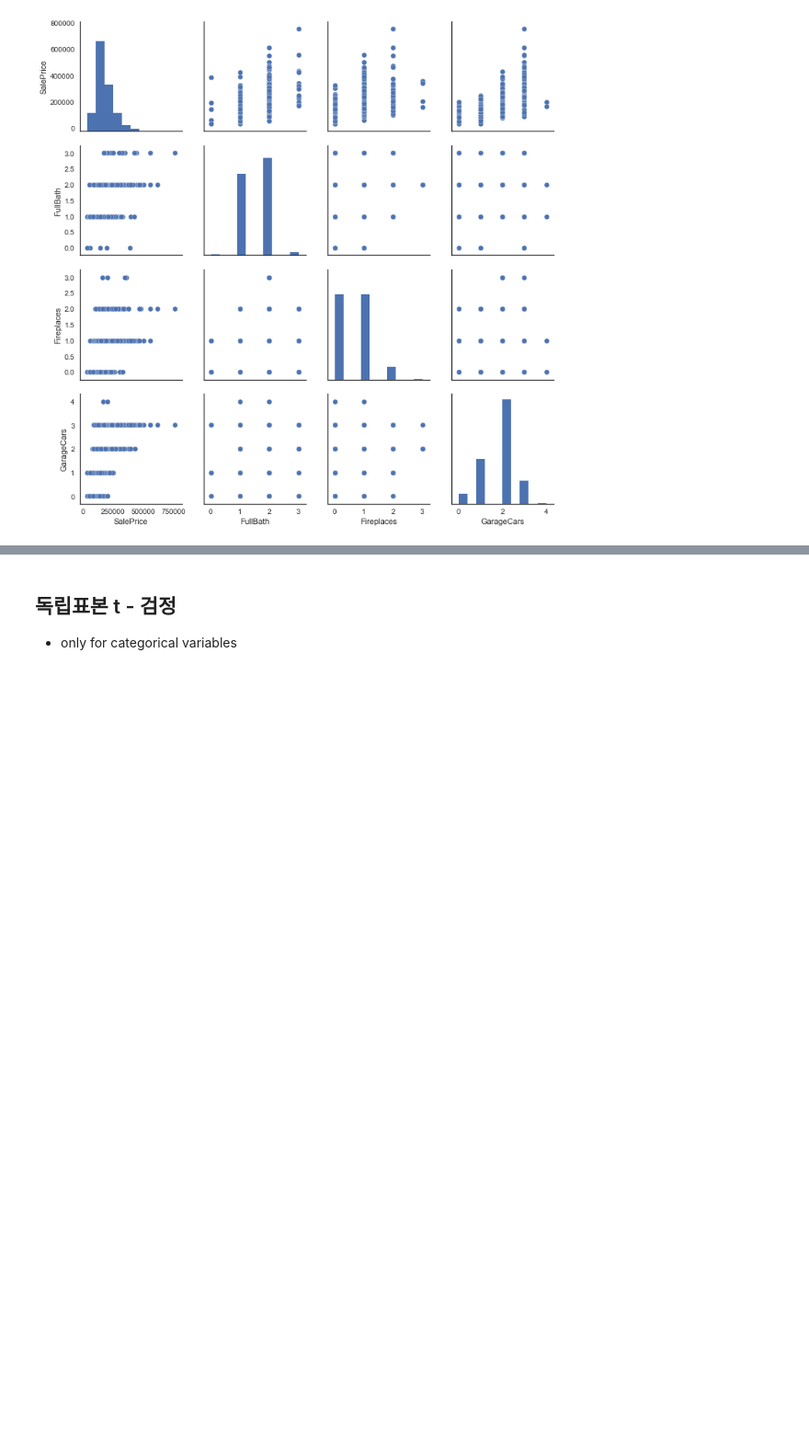
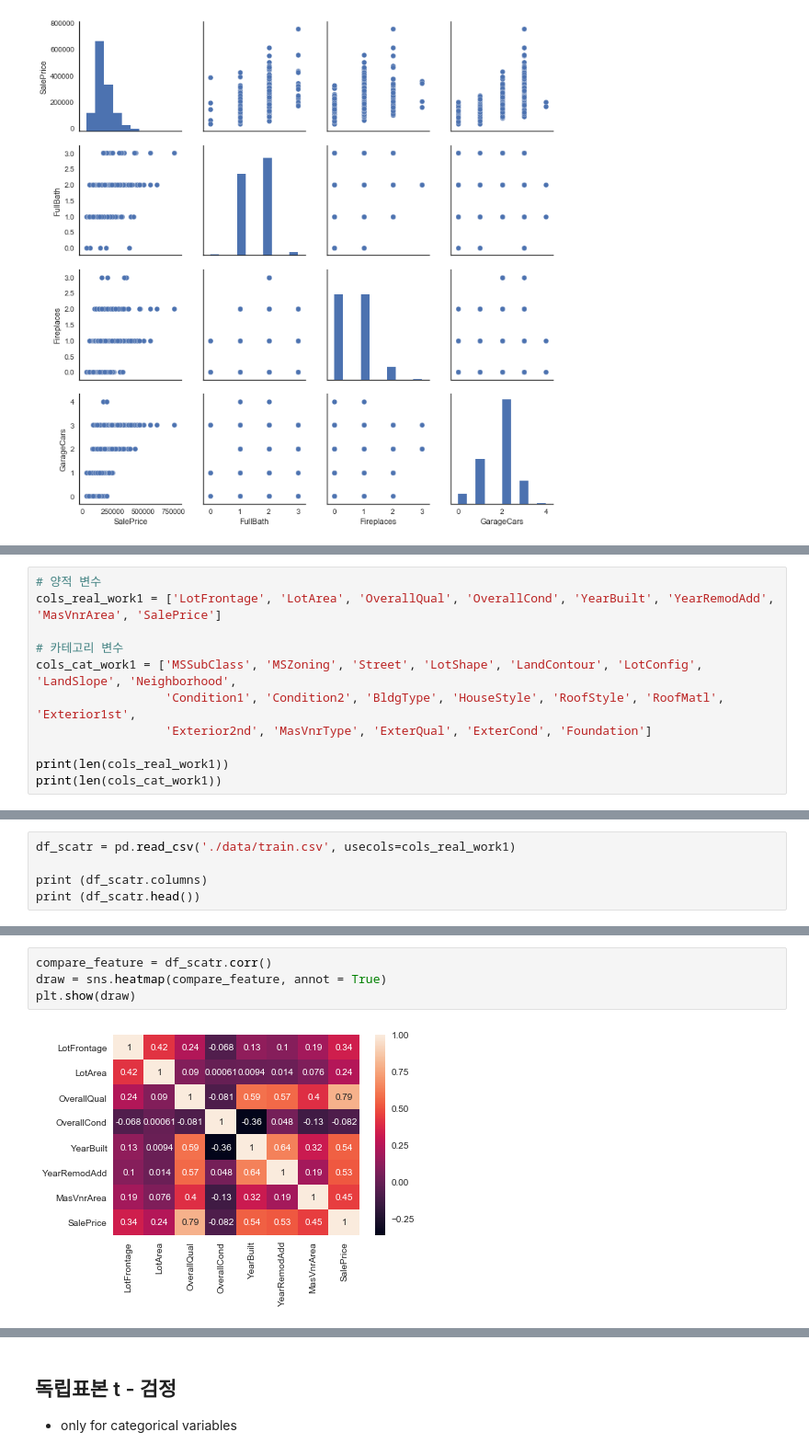
Before and after one commit to sooooner/dss_team_project, a Jupyter notebook: team_project.ipynb, the cells around one changed output, grey strips where cells are left out. Shown at 92% size. Cells and saved outputs as stored; diff of their text form; blank space fills up the shorter version.

```diff
--- a/team_project.ipynb
+++ b/team_project.ipynb
@@ -855,0 +453,11 @@ with plt.style.context(('seaborn-white')):
+# %%
+# 양적 변수
+cols_real_work1 = ['LotFrontage', 'LotArea', 'OverallQual', 'OverallCond', 'YearBuilt', 'YearRemodAdd', 'MasVnrArea', 'SalePrice']
+
+# 카테고리 변수
+cols_cat_work1 = ['MSSubClass', 'MSZoning', 'Street', 'LotShape', 'LandContour', 'LotConfig', 'LandSlope', 'Neighborhood',
+                  'Condition1', 'Condition2', 'BldgType', 'HouseStyle', 'RoofStyle', 'RoofMatl', 'Exterior1st',
+                  'Exterior2nd', 'MasVnrType', 'ExterQual', 'ExterCond', 'Foundation']
+
+print(len(cols_real_work1))
+print(len(cols_cat_work1))
@@ -855,0 +467,5 @@ with plt.style.context(('seaborn-white')):
+# %%
+df_scatr = pd.read_csv('./data/train.csv', usecols=cols_real_work1)
+
+print (df_scatr.columns)
+print (df_scatr.head())
@@ -855,0 +489,6 @@ with plt.style.context(('seaborn-white')):
+# %%
+compare_feature = df_scatr.corr()
+draw = sns.heatmap(compare_feature, annot = True)
+plt.show(draw)
+# %% [output]
+[figure, added]
```
Also changed, not shown: parts of 33 cells of this notebook.
